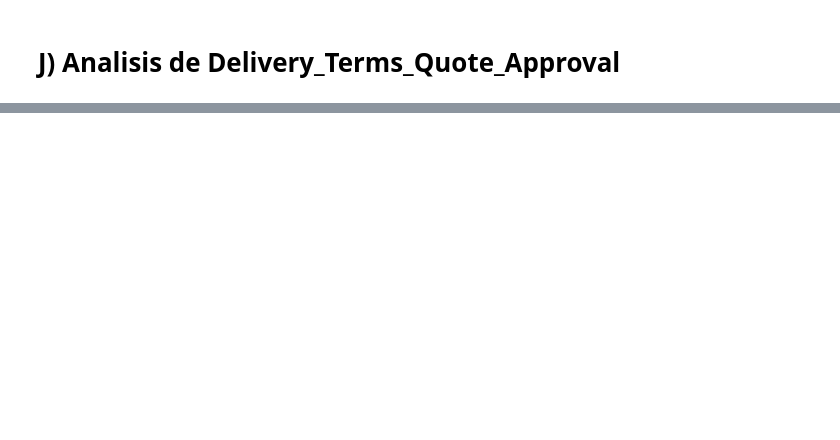
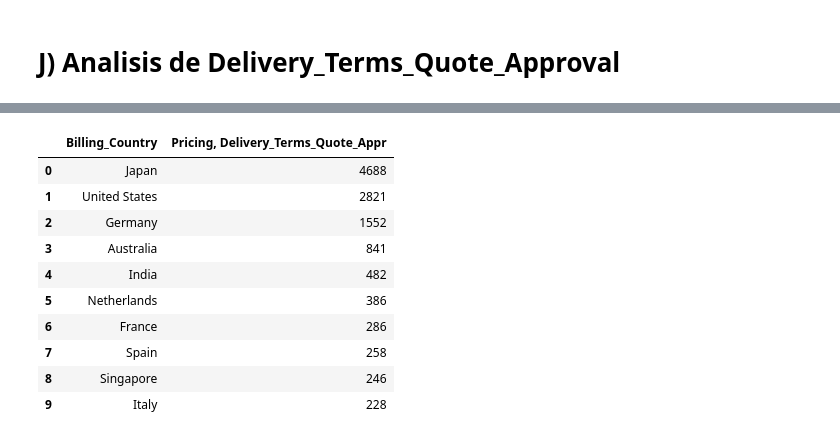
Before and after one commit to FerFabbiano/tp1-OrganizacionDeDatos, a Jupyter notebook: TP1_OrgaDeDatos.ipynb, the cells around one changed output, grey strips where cells are left out. Saved outputs shown, nothing was run; the diff lists cells and outputs as text; code cells hidden in the pictures; blank space fills up the shorter version.

```diff
--- a/TP1_OrgaDeDatos.ipynb
+++ b/TP1_OrgaDeDatos.ipynb
@@ -1275,5 +1081,17 @@ exito_regiones_Segun_aprobacion
 # %%
 # 10 Billing_Country con mayor requerimiento de aprovacion especial
 aprobacion_segun_territorio = entrenamientoDf
 aprobacion_segun_territorio = aprobacion_segun_territorio.groupby("Billing_Country").agg({"Pricing, Delivery_Terms_Quote_Appr" : "sum"})
-aprobacion_segun_territorio["Pricing, Delivery_Terms_Quote_Appr"].nlargest(10)
+aprobacion_segun_territorio["Pricing, Delivery_Terms_Quote_Appr"].nlargest(10).reset_index()
+# %% [output]
+|  | Billing_Country | Pricing, Delivery_Terms_Quote_Appr |
+| 0 | Japan | 4688 |
+| 1 | United States | 2821 |
+| 2 | Germany | 1552 |
+| 3 | Australia | 841 |
+| 4 | India | 482 |
+| 5 | Netherlands | 386 |
+| 6 | France | 286 |
+| 7 | Spain | 258 |
+| 8 | Singapore | 246 |
+| 9 | Italy | 228 |
```
Also changed, not shown: parts of 31 cells of this notebook, 14 other files.
